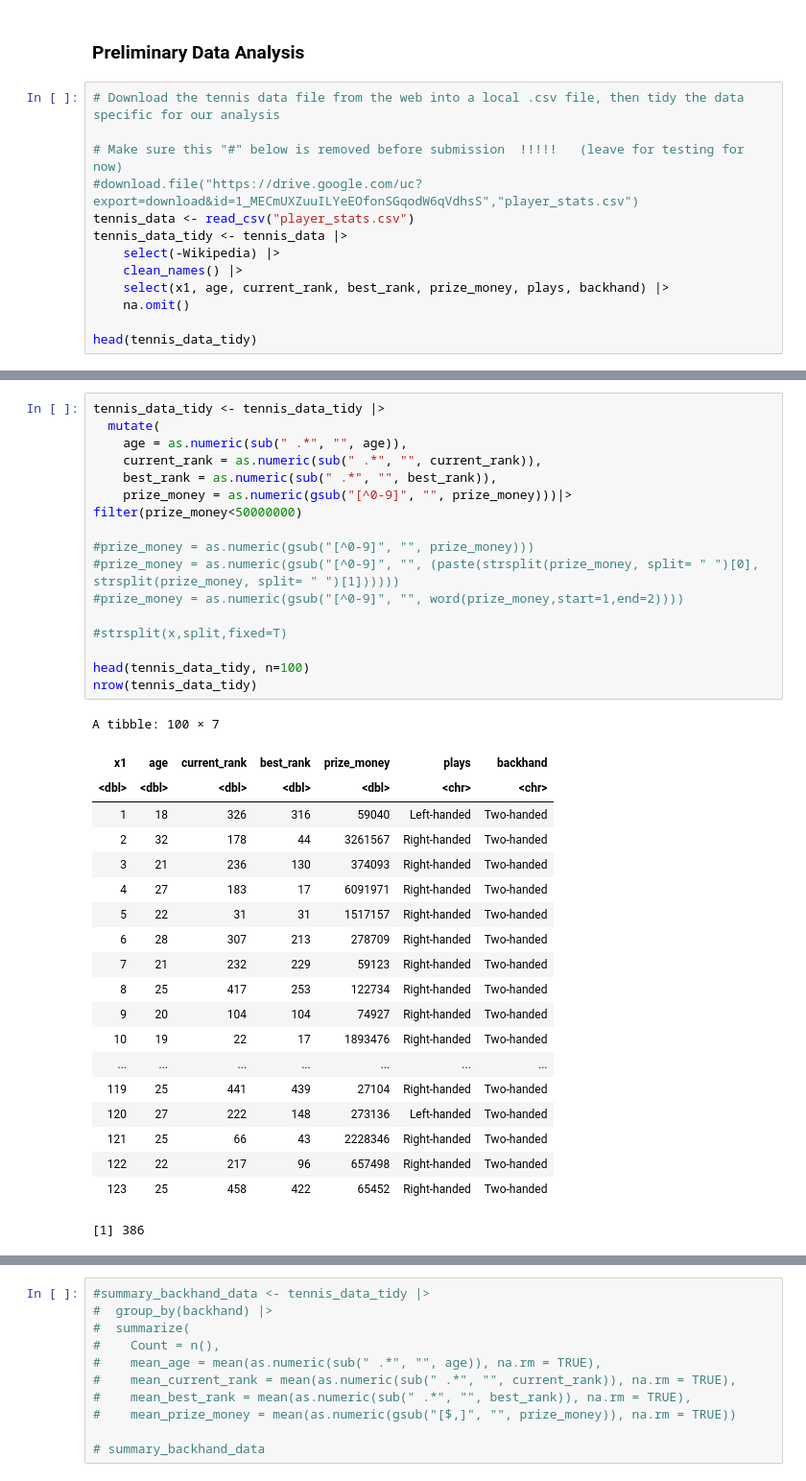
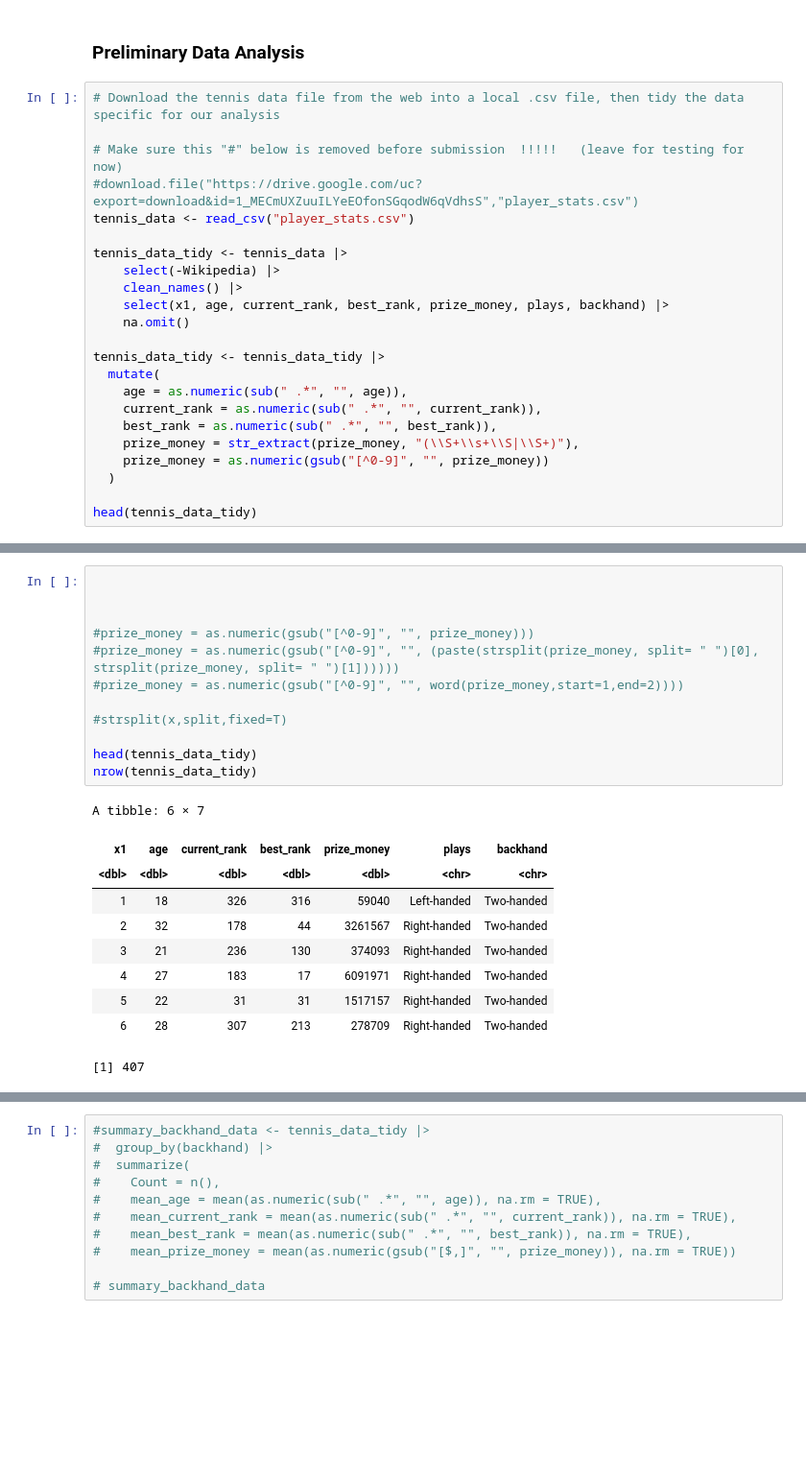
Before and after one commit to aejessen/DSCI100_project, a Jupyter notebook: project.ipynb, the cells around one changed output, grey strips where cells are left out. Shown at 96% size. Cells and saved outputs as stored; diff of their text form; blank space fills up the shorter version.

```diff
--- a/project.ipynb
+++ b/project.ipynb
@@ -61,12 +48,22 @@ Registered S3 method overwritten by 'GGally':
 # Make sure this "#" below is removed before submission  !!!!!   (leave for testing for now)
 #download.file("https://drive.google.com/uc?export=download&id=1_MECmUXZuuILYeEOfonSGqodW6qVdhsS","player_stats.csv")
 tennis_data <- read_csv("player_stats.csv")
+
 tennis_data_tidy <- tennis_data |>
     select(-Wikipedia) |>
     clean_names() |>
     select(x1, age, current_rank, best_rank, prize_money, plays, backhand) |>
     na.omit()
 
+tennis_data_tidy <- tennis_data_tidy |>
+  mutate(
+    age = as.numeric(sub(" .*", "", age)),
+    current_rank = as.numeric(sub(" .*", "", current_rank)),
+    best_rank = as.numeric(sub(" .*", "", best_rank)),
+    prize_money = str_extract(prize_money, "(\\S+\\s+\\S|\\S+)"),
+    prize_money = as.numeric(gsub("[^0-9]", "", prize_money))
+  )
+
 head(tennis_data_tidy)
 # %% [output]
 New names:
@@ -91,39 +88,25 @@ A tibble: 6 × 7
 # %%
-tennis_data_tidy <- tennis_data_tidy |>
-  mutate(
-    age = as.numeric(sub(" .*", "", age)),
-    current_rank = as.numeric(sub(" .*", "", current_rank)),
-    best_rank = as.numeric(sub(" .*", "", best_rank)),
-    prize_money = as.numeric(gsub("[^0-9]", "", prize_money)))|> filter(prize_money<50000000)
+
+
 
 #prize_money = as.numeric(gsub("[^0-9]", "", prize_money)))
 #prize_money = as.numeric(gsub("[^0-9]", "", (paste(strsplit(prize_money, split= " ")[0], strsplit(prize_money, split= " ")[1])))))
 #prize_money = as.numeric(gsub("[^0-9]", "", word(prize_money,start=1,end=2))))
 
 #strsplit(x,split,fixed=T)
 
-head(tennis_data_tidy, n=100)
+head(tennis_data_tidy)
 nrow(tennis_data_tidy)
 # %% [output]
-A tibble: 100 × 7
+A tibble: 6 × 7
 | x1 | age | current_rank | best_rank | prize_money | plays | backhand |
 | <dbl> | <dbl> | <dbl> | <dbl> | <dbl> | <chr> | <chr> |
 | 1 | 18 | 326 | 316 | 59040 | Left-handed | Two-handed |
 | 2 | 32 | 178 | 44 | 3261567 | Right-handed | Two-handed |
 | 3 | 21 | 236 | 130 | 374093 | Right-handed | Two-handed |
 | 4 | 27 | 183 | 17 | 6091971 | Right-handed | Two-handed |
 | 5 | 22 | 31 | 31 | 1517157 | Right-handed | Two-handed |
 | 6 | 28 | 307 | 213 | 278709 | Right-handed | Two-handed |
-| 7 | 21 | 232 | 229 | 59123 | Right-handed | Two-handed |
-| 8 | 25 | 417 | 253 | 122734 | Right-handed | Two-handed |
-| 9 | 20 | 104 | 104 | 74927 | Right-handed | Two-handed |
-| 10 | 19 | 22 | 17 | 1893476 | Right-handed | Two-handed |
-| ... | ... | ... | ... | ... | ... | ... |
-| 119 | 25 | 441 | 439 | 27104 | Right-handed | Two-handed |
-| 120 | 27 | 222 | 148 | 273136 | Left-handed | Two-handed |
-| 121 | 25 | 66 | 43 | 2228346 | Right-handed | Two-handed |
-| 122 | 22 | 217 | 96 | 657498 | Right-handed | Two-handed |
-| 123 | 25 | 458 | 422 | 65452 | Right-handed | Two-handed |
-[1] 386
+[1] 407
 # %%
 # Double check what the split proportion should be
```
Also changed, not shown: parts of 9 cells of this notebook.
